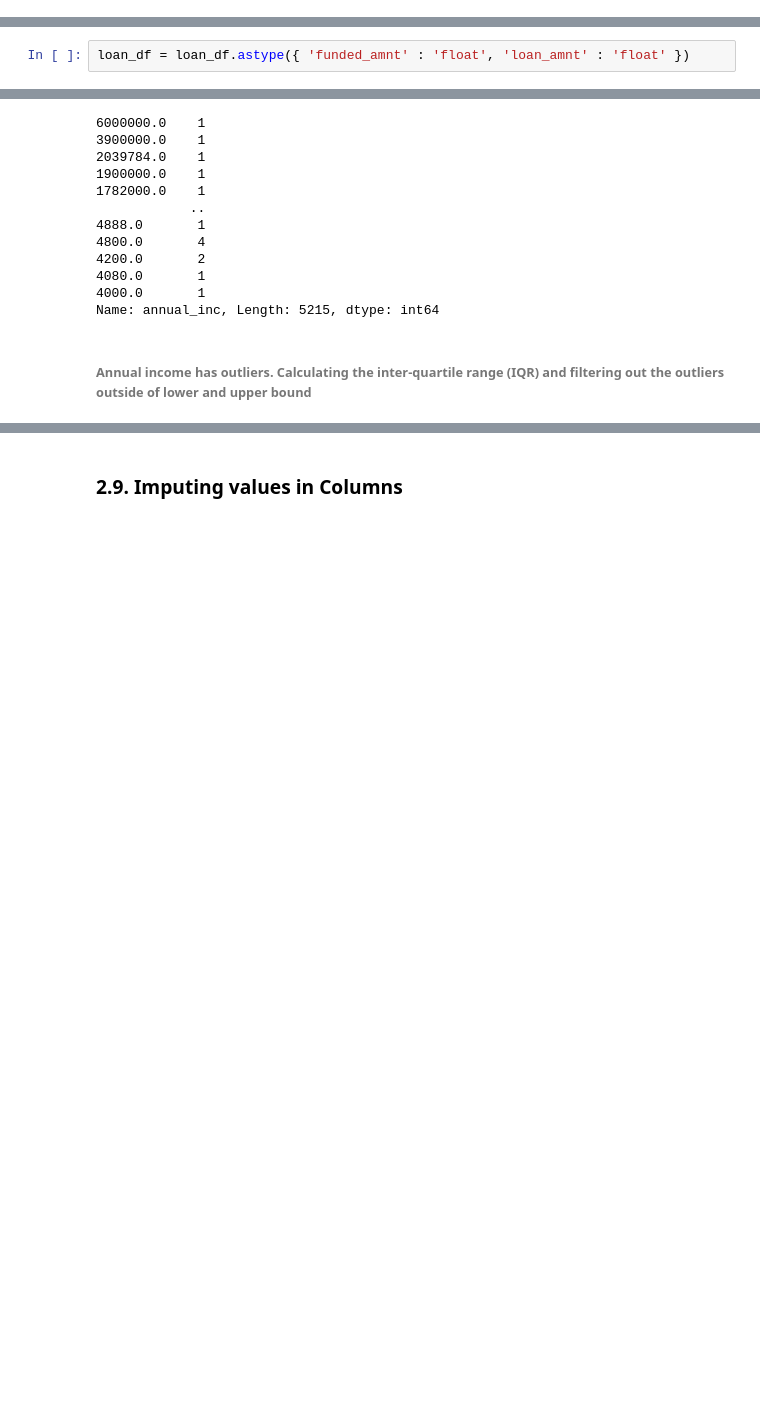
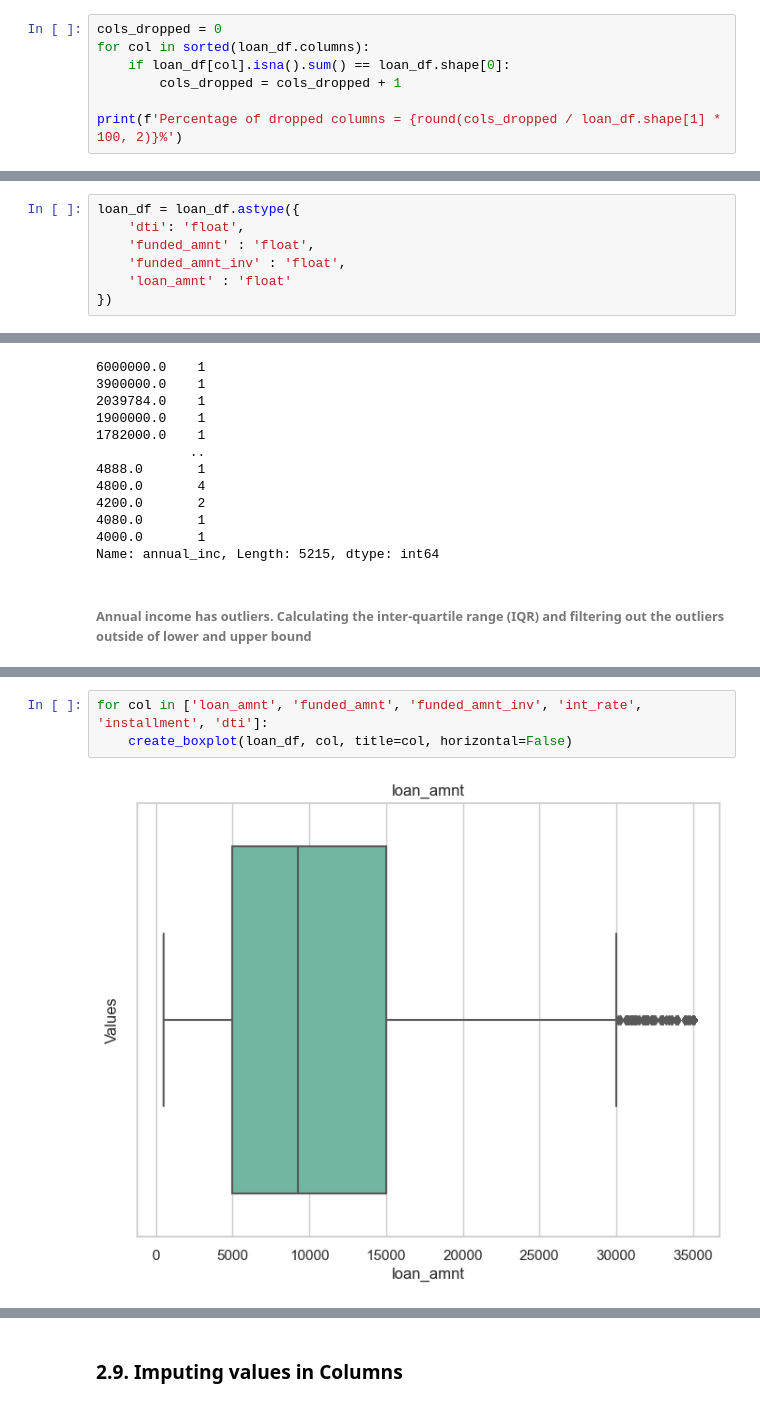
Before and after one commit to akashkriplani/lending-club-case-study, a Jupyter notebook: Akash_Kriplani.ipynb, the cells around one changed output, grey strips where cells are left out. Drawn from its saved outputs; the diff is of its cells as text; blank space fills up the shorter version.

```diff
--- a/Akash_Kriplani.ipynb
+++ b/Akash_Kriplani.ipynb
@@ -63,3 +218,10 @@ id                               0
 Length: 111, dtype: int64
 # %% [markdown]
 ###### There are a lot of empty columns in the loan dataset. Dropping those columns from the dataset and then checking the dataset shape
+# %%
+cols_dropped = 0
+for col in sorted(loan_df.columns):
+    if loan_df[col].isna().sum() == loan_df.shape[0]:
+        cols_dropped = cols_dropped + 1
+
+print(f'Percentage of dropped columns = {round(cols_dropped / loan_df.shape[1] * 100, 2)}%')
@@ -421,5 +585,10 @@ loan_df
 # %%
-loan_df = loan_df.astype({ 'funded_amnt' : 'float', 'loan_amnt' : 'float' })
+loan_df = loan_df.astype({
+    'dti': 'float',
+    'funded_amnt' : 'float',
+    'funded_amnt_inv' : 'float',
+    'loan_amnt' : 'float'
+})
 # %% [markdown]
 ###### Convert loan term (term) to int and interest rate (int_rate) to float to match the data
 # %%
@@ -472,3 +641,8 @@ loan_df = loan_df[req_income]
 create_boxplot(loan_df, 'annual_inc', title='Annual Income')
 # %% [output]
 [figure]
+# %%
+for col in ['loan_amnt', 'funded_amnt', 'funded_amnt_inv', 'int_rate', 'installment', 'dti']:
+    create_boxplot(loan_df, col, title=col, horizontal=False)
+# %% [output]
+[figure, added]
```
Also changed, not shown: parts of 16 cells of this notebook.
